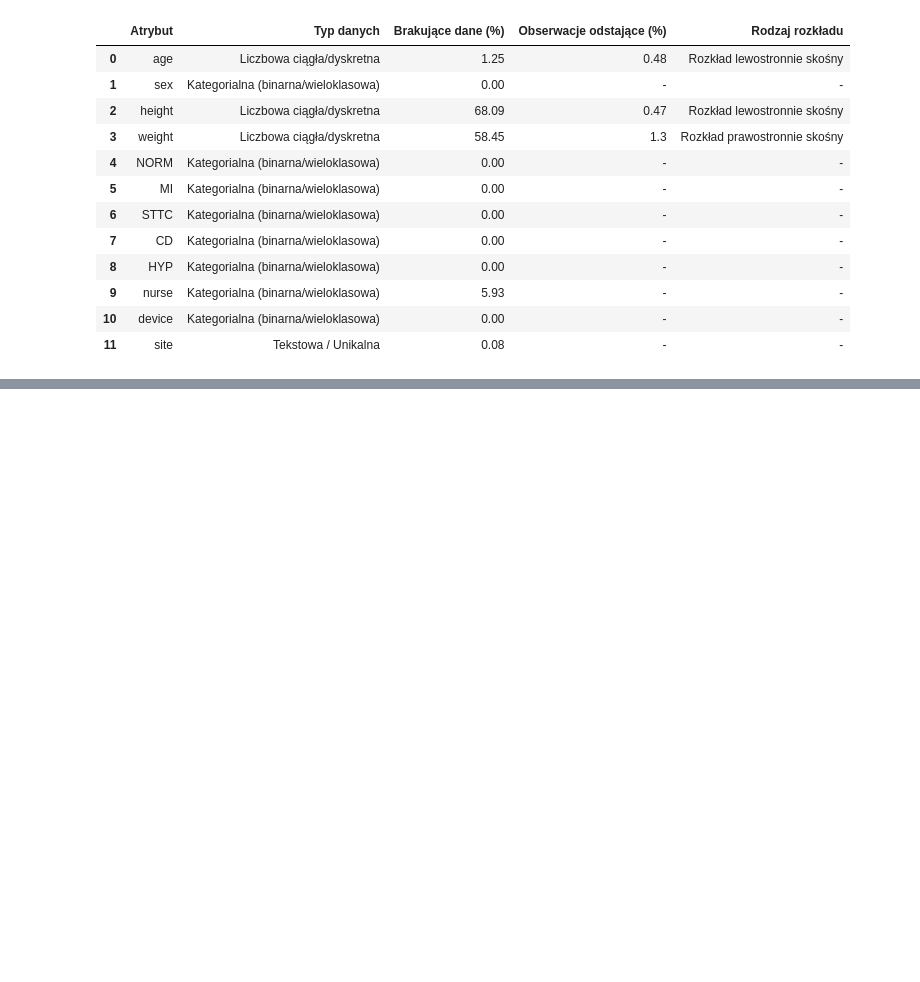
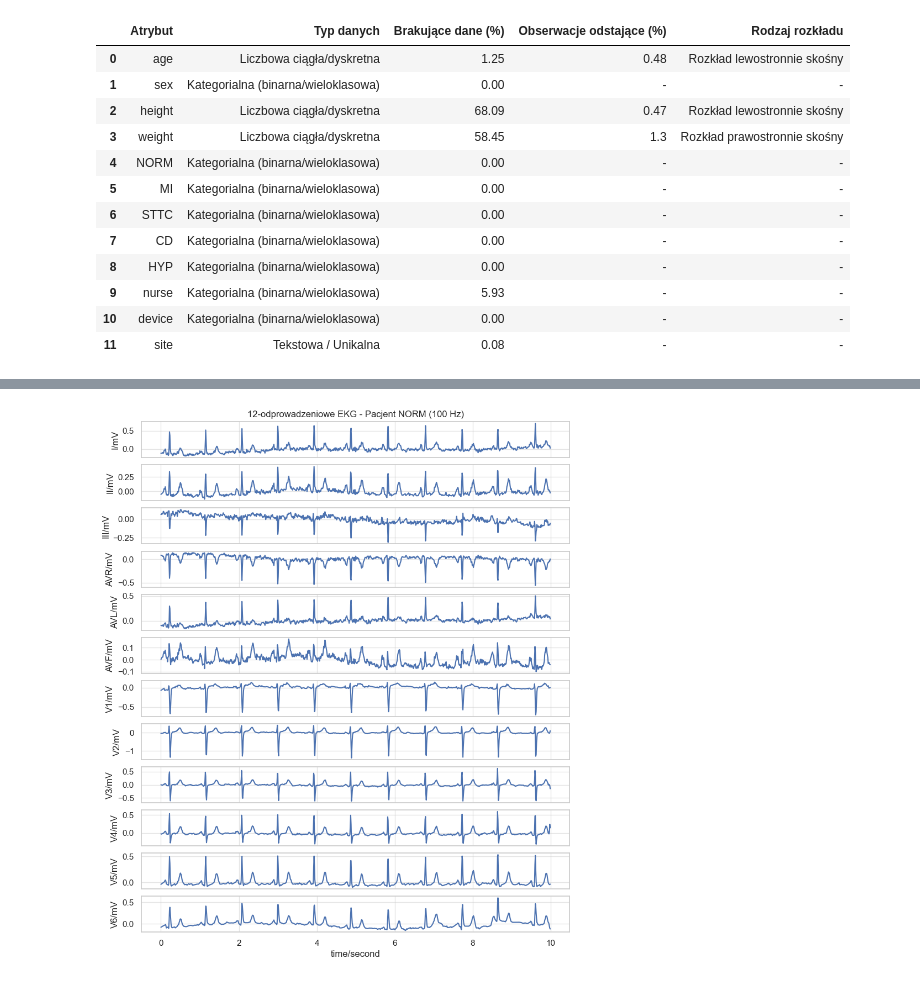
Before and after one commit to KarolMadraszek/ecg-classification-masters-thesis, a Jupyter notebook: notebooks/01_eda_and_stats.ipynb, the cells around one changed output, grey strips where cells are left out. Saved outputs shown, nothing was run; the diff lists cells and outputs as text; code cells hidden in the pictures; blank space fills up the shorter version.

```diff
--- a/notebooks/01_eda_and_stats.ipynb
+++ b/notebooks/01_eda_and_stats.ipynb
@@ -184,0 +215,11 @@ if __name__ == '__main__':
+# %%
+import wfdb
+
+idx_norm = df[df['NORM'] == 1].iloc[0]['filename_lr']
+idx_mi = df[df['MI'] == 1].iloc[0]['filename_lr']
+
+# Pełne 12-odprowadzeniowe EKG (standard kliniczny)
+record_norm = wfdb.rdrecord('../data/raw/' + idx_norm)
+wfdb.plot_wfdb(record=record_norm, title='12-odprowadzeniowe EKG - Pacjent NORM (100 Hz)', figsize=(10, 12))
+# %% [output]
+[figure, added]
```
Also changed, not shown: parts of 4 cells of this notebook.
